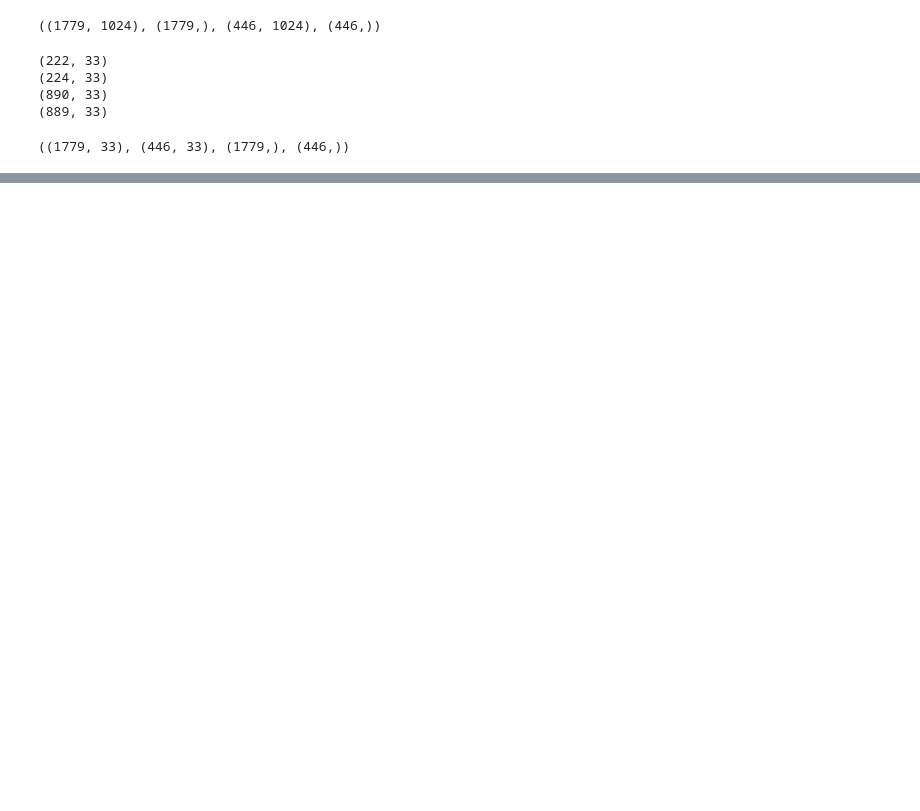
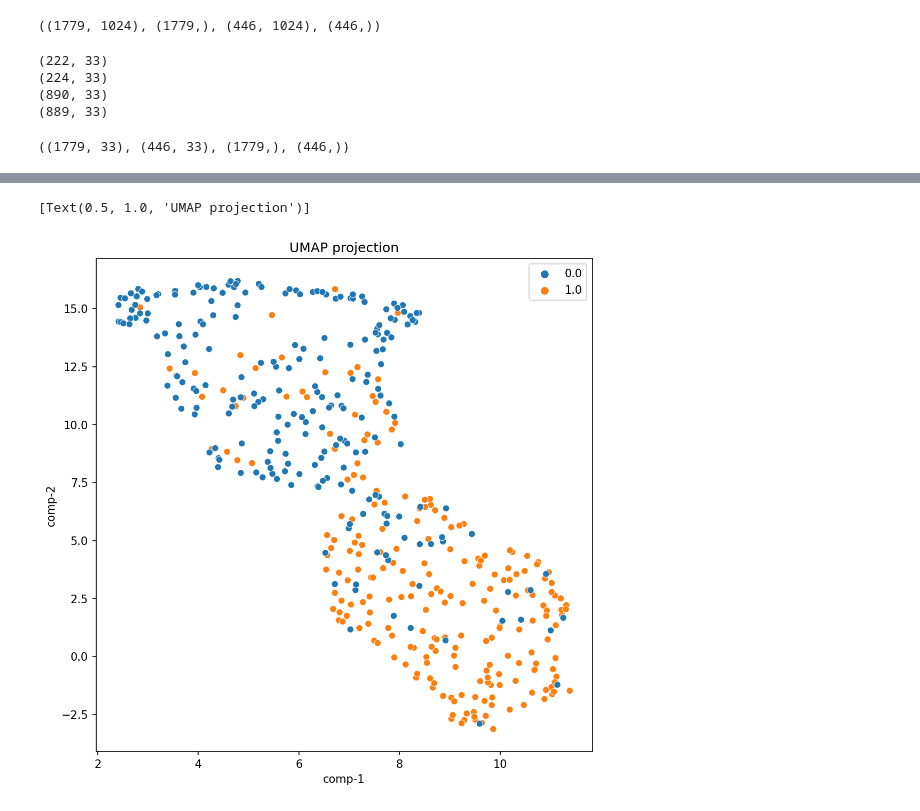
Before and after one commit to anuprulez/transformer_dephosphorylation, a Jupyter notebook: notebooks/train_prot_t5_ffn.ipynb, the cells around one changed output, grey strips where cells are left out. Drawn from its saved outputs; the diff is of its cells as text; code cells hidden in the pictures; blank space fills up the shorter version.

```diff
--- a/notebooks/train_prot_t5_ffn.ipynb
+++ b/notebooks/train_prot_t5_ffn.ipynb
@@ -526,0 +601,34 @@ print("\n Acc: %s, MCC: %s, SN:%s, SP:%s, \n CM:%s" %(str(acc), str(mcc), str(sn
+# %%
+from umap import UMAP
+from matplotlib.pyplot import figure
+
+figsize = (8, 8)
+figure(figsize=figsize, dpi=150)
+
+n_colors = 10
+
+n_neighbors = 40
+min_dist= 0.5
+
+n_components=2
+
+metric='euclidean'
+
+umap_2d = UMAP(n_components=n_components, n_neighbors=n_neighbors, min_dist=min_dist, init='random', random_state=0)
+
+#tsne_features = m.fit_transform(hidden_features)
+
+#df['Dimension-1'] = tsne_features[:,0]
+#df['Dimension-2'] = tsne_features[:,1]
+
+proj_2d = umap_2d.fit_transform(hidden_features)
+
+df_umap = pd.DataFrame()
+
+df_umap["comp-1"] = proj_2d[:,0]
+df_umap["comp-2"] = proj_2d[:,1]
+
+sns.scatterplot(x="comp-1", y="comp-2", hue=test_ST_labels, data=df_umap).set(title="UMAP projection") #palette=sns.color_palette("hls", n_colors)
+# %% [output]
+[Text(0.5, 1.0, 'UMAP projection')]
+[figure, added]
```
Also changed, not shown: parts of 6 cells of this notebook, 12 other files.
